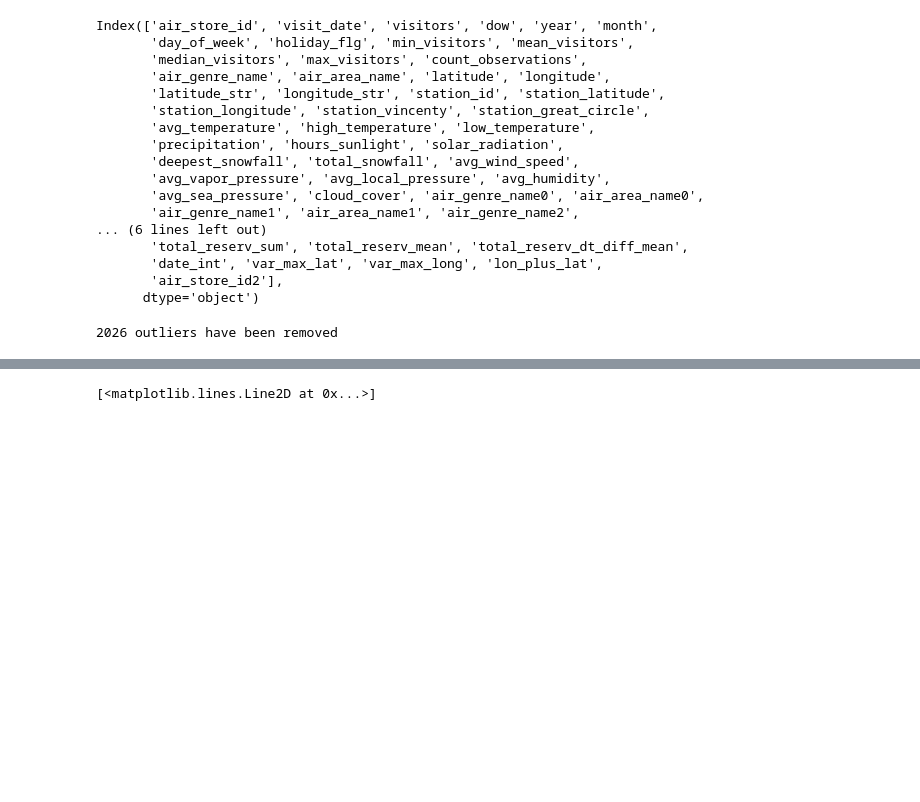
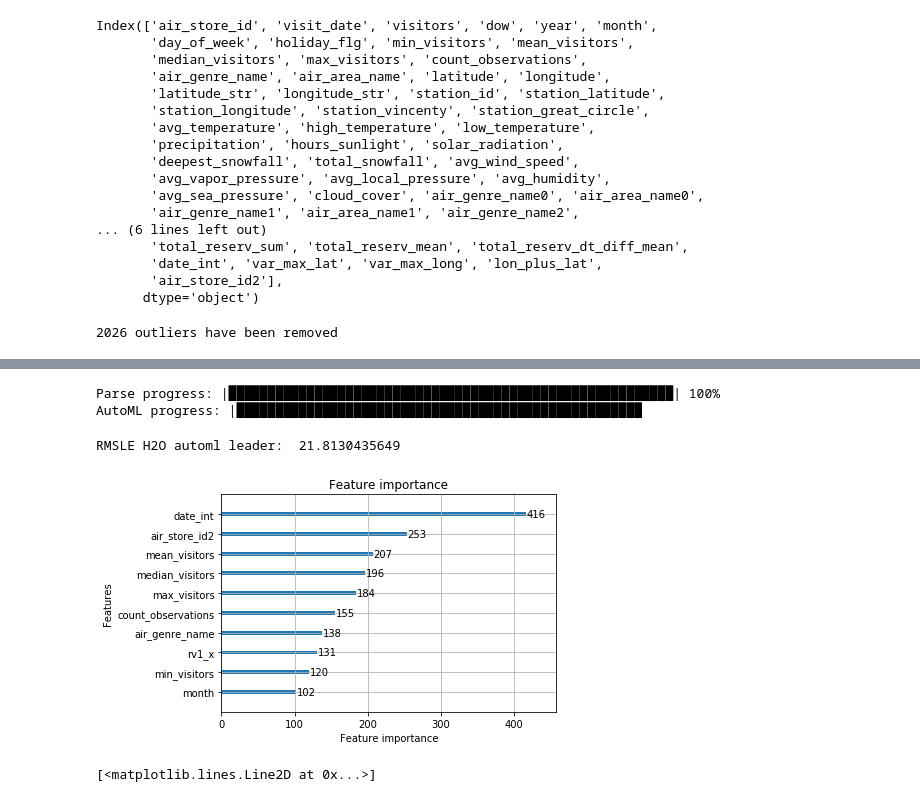
Before and after one commit to blatr/Recruit_Restaurant_Visitor_Forecasting, a Jupyter notebook: model.ipynb, the cells around one changed output, grey strips where cells are left out. Saved outputs shown, nothing was run; the diff lists cells and outputs as text; code cells hidden in the pictures; blank space fills up the shorter version.

```diff
--- a/model.ipynb
+++ b/model.ipynb
@@ -229,3 +262,23 @@ test = test.fillna(-1)
 # %%
 def RMSLE(y, pred):
     return metrics.mean_squared_error(y, pred)**0.5
+# %%
+%%time
+#LightBGM
+# model1 = ensemble.GradientBoostingRegressor(learning_rate=0.2, random_state=123, n_estimators=200, subsample=0.8, max_depth =10,verbose=True)
+# model1.fit(train[col], np.log1p(train['visitors'].values))
+params = {
+    'task': 'train',
+    'boosting_type': 'gbdt',
+    'objective': 'regression',
+    'metric': 'rmse',
+    'num_leaves': 31,
+    'learning_rate': 0.2,
+    'feature_fraction': 0.8,
+    'bagging_fraction': 0.8,
+    'bagging_freq': 5,
+    'verbose': 1
+}
+lgb_train = lgb.Dataset(train[col], np.log1p(train['visitors'].values))
+# lgb_eval = lgb.Dataset(X_test, y_test, reference=lgb_train)
+Lgbmodel = lgb.train(params,lgb_train)
@@ -238,3 +291,31 @@ Xgbmodel= XGBRegressor(learning_rate=0.2, random_state=123, n_estimators=200, su
+# %%
+#H2O
+col_H2O = [c for c in train if c not in ['id', 'air_store_id', 'visit_date','station_id','latitude_str', 'longitude_str']]
+htrain = h2o.H2OFrame(train[col_H2O])
+htrain['visitors']=htrain['visitors'].apply(lambda x: np.log1p(x))
+# htest = h2o.H2OFrame(train[col_H2O])
+x=htrain.columns
+y ='visitors'
+x.remove(y)
+aml = H2OAutoML(max_runtime_secs = 3350)
+aml.train(x=col, y =y, training_frame=htrain, leaderboard_frame = htrain)
+preds = aml.leader.predict(htrain)
+preds = preds.as_data_frame()
+print('RMSLE H2O automl leader: ', RMSLE(np.log1p(train['visitors'].values), preds))
+# %% [output]
+Parse progress: |█████████████████████████████████████████████████████████| 100%
+AutoML progress: |████████████████████████████████████████████████████
+# %%
+print ('RMSE LightGBM: ', RMSLE(np.log1p(train['visitors'].values), Lgbmodel.predict(train[col])))
+print ('RMSE XGBoost: ', RMSLE(np.log1p(train['visitors'].values), Xgbmodel.predict(train[col])))
+print('RMSLE H2O automl leader: ', RMSLE(np.log1p(train['visitors'].values), preds))
+# %% [output]
+RMSLE H2O automl leader:  21.8130435649
+# %%
+ax = lgb.plot_importance(Lgbmodel, max_num_features=10)
+plt.show()
+# %% [output]
+[figure, added]
 # %%
 # сколько дней учтено в системе посещений для каждого магазина
 lenn=[]
```
Also changed, not shown: parts of 4 cells of this notebook.
